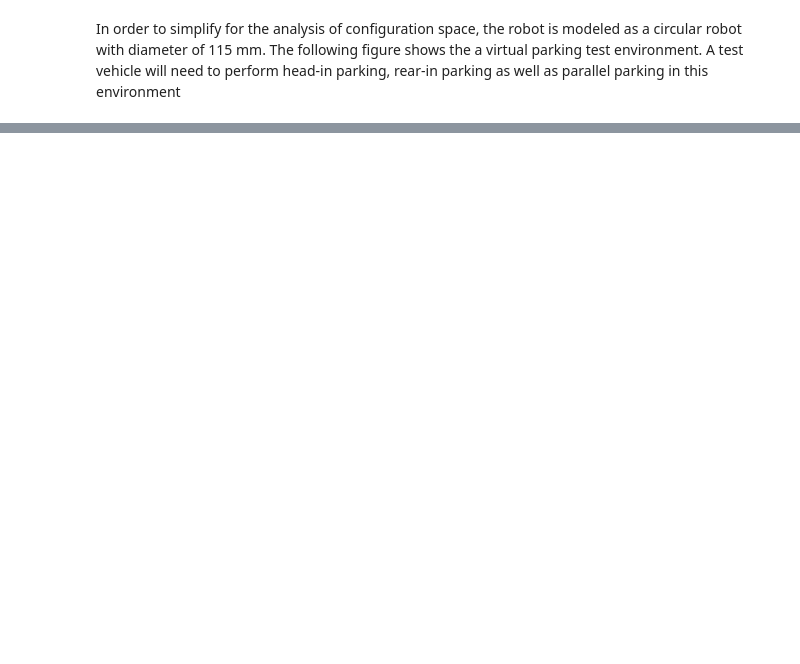
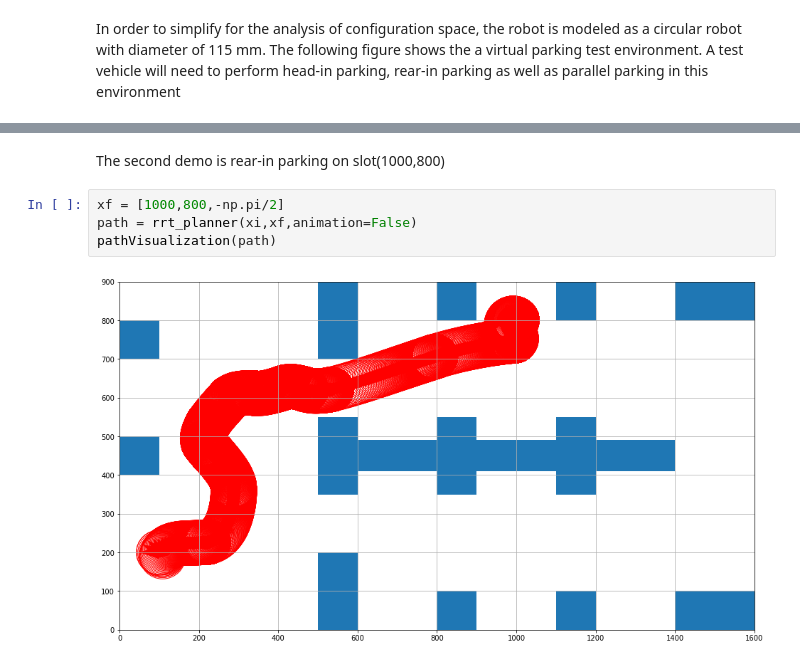
Before and after one commit to fcjscott/Computational_Robotics, a Jupyter notebook: Path_Planning/pset3_RRTPlanning.ipynb, the cells around one changed output, grey strips where cells are left out. Drawn from its saved outputs; the diff is of its cells as text; blank space fills up the shorter version.

```diff
--- a/Path_Planning/pset3_RRTPlanning.ipynb
+++ b/Path_Planning/pset3_RRTPlanning.ipynb
@@ -254,0 +465,8 @@ ax = ConfigSpace(xi,xf,parkingLot)
+# %% [markdown]
+The second demo is rear-in parking on slot(1000,800)
+# %%
+xf = [1000,800,-np.pi/2]
+path = rrt_planner(xi,xf,animation=False)
+pathVisualization(path)
+# %% [output]
+[figure, added]
```
Also changed, not shown: parts of 22 cells of this notebook.
